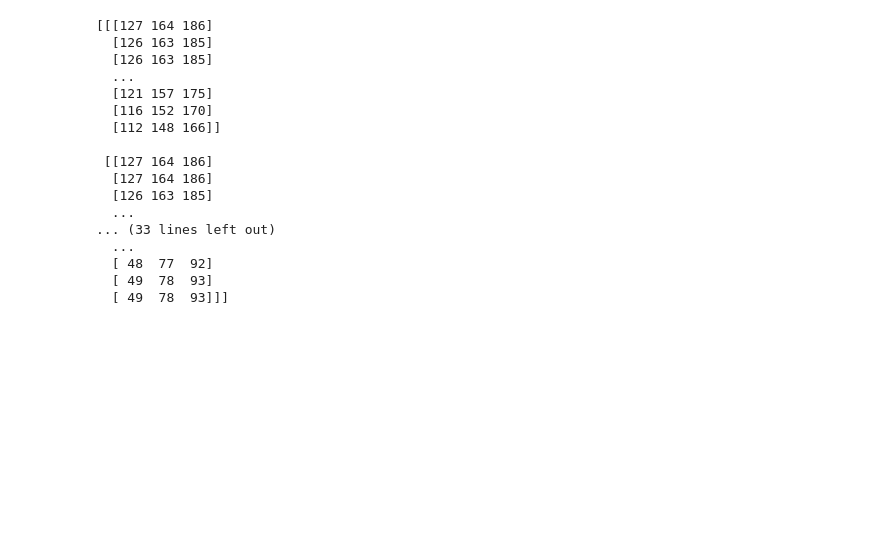
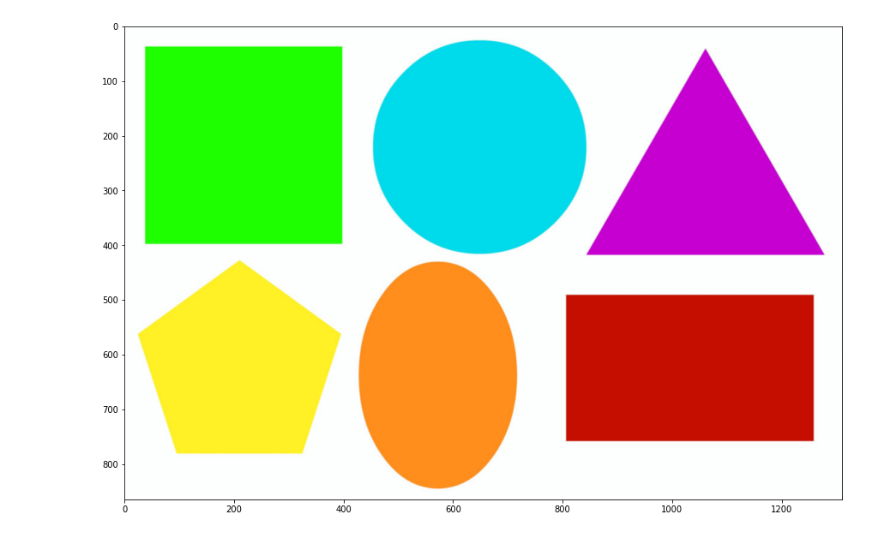
Before and after one commit to santochaoya/ICanDoJigsaw, a Jupyter notebook: research.ipynb, the cells around one changed output. Saved outputs shown, nothing was run; the diff lists cells and outputs as text; code cells hidden in the pictures; blank space fills up the shorter version.

```diff
--- a/research.ipynb
+++ b/research.ipynb
@@ -10,29 +10,14 @@ import scipy.spatial.distance as dist
 # %%
 # load images
 img_dir = r'data/'
-img = cv2.imread(os.path.join(img_dir, '1.jpeg')) # read in B G R order
+img = cv2.imread(os.path.join(img_dir, 'findshape.png')) # read in B G R order
 
 # convert to R G B
-rgb_img = cv2.cvtColor(img, cv2.COLOR_BAYER_BG2RGB)
+rgb_img = cv2.cvtColor(img, cv2.COLOR_BGR2RGB)
 
-# # show the image
-# plt.figure(figsize=(15, 15))
-# plt.show(rgb_img)
+# show the image
+plt.figure(figsize=(15, 15))
+plt.imshow(rgb_img)
+plt.show()
 # %% [output]
-[[[127 164 186]
-  [126 163 185]
-  [126 163 185]
-  ...
-  [121 157 175]
-  [116 152 170]
-  [112 148 166]]
-
- [[127 164 186]
-  [127 164 186]
-  [126 163 185]
-  ...
-... (33 lines left out)
-  ...
-  [ 48  77  92]
-  [ 49  78  93]
-  [ 49  78  93]]]
+[figure, added]
```
Also changed, not shown: parts of 6 cells of this notebook, 5 other files.
